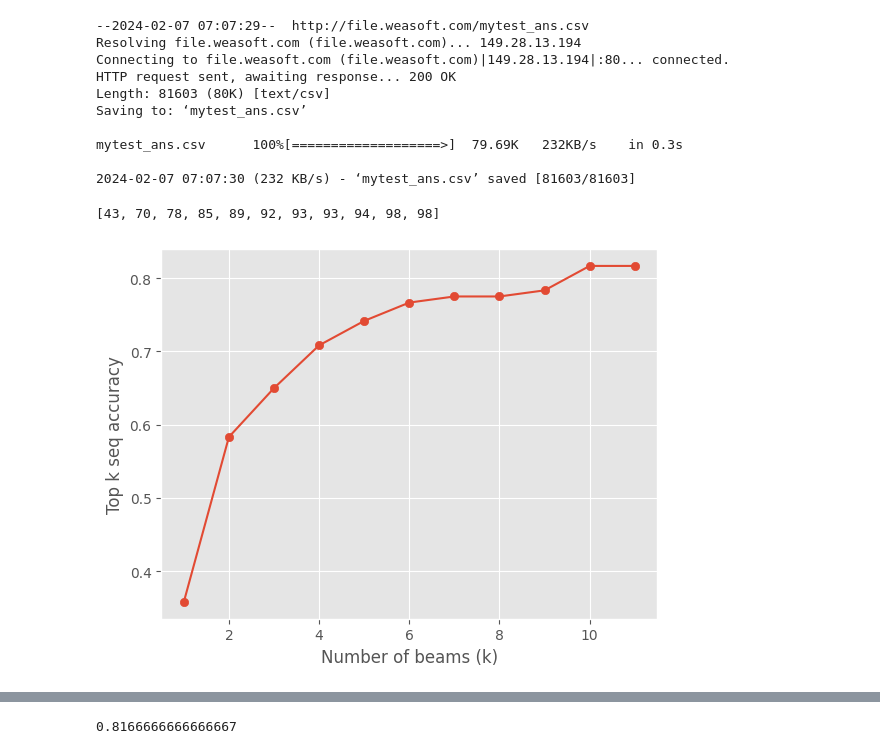
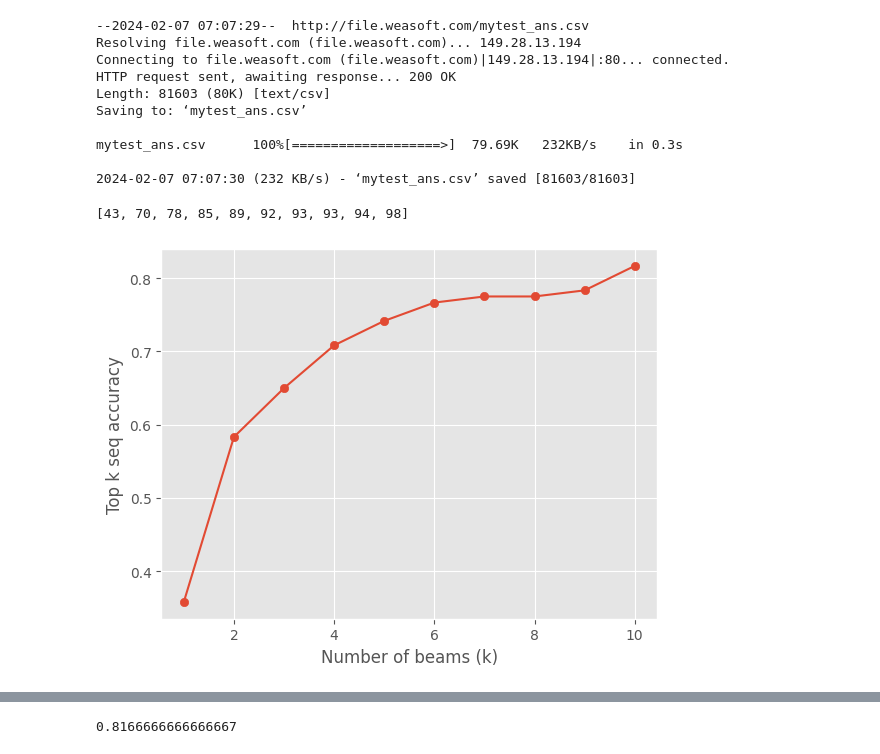
Before and after one commit to weathon/3d2smile, a Jupyter notebook: finetune.ipynb, the cells around one changed output, grey strips where cells are left out. Drawn from its saved outputs; the diff is of its cells as text; code cells hidden in the pictures.

```diff
--- a/finetune.ipynb
+++ b/finetune.ipynb
@@ -612,11 +612,15 @@ print(myeval("2.jpg"))
 # %%
 ans = {11203:"CC(=C)Cl", 286:"C(C(=O)O)ON", 6562: "CC(=C)C=O", 6587:"CC[N+](=O)[O-]"}
 # %%
-def myeval(img_path, beam):
+def myeval(img_paths, beam):
   global gen
-  img1 = torch.tensor(np.array(Image.open(img_path).convert("RGB").resize((400,400)))).unsqueeze(0).permute(0,3,1,2).to(device).to(torch.float32)
+  if type(img_paths)!=list:
+    img_paths = [img_paths]
+  imgs = []
+  for img_path in img_paths:
+    imgs.append(torch.tensor(np.array(Image.open(img_path).convert("RGB").resize((400,400)))).unsqueeze(0).permute(0,3,1,2).to(device).to(torch.float32))
   gen = gen.train(False)
-  res = gen.forward([img1], [[77]], 100, beam)
+  res = gen.forward(imgs, [[77]], 100, beam)
   ans = ""
   for i in range(beam):
     ans+=converter.decode("".join([reversed_word_map_[i.item()] for i in res[0][i]]))+"\n"
@@ -639,11 +643,11 @@ for beam in range(1, 11):
 # %%
 import pylab
 pylab.style.use("ggplot")
-pylab.plot(np.arange(1,12),np.array(beam_ans)/120)
-pylab.scatter(np.arange(1,12),np.array(beam_ans)/120)
+pylab.plot(np.arange(1,11),np.array(beam_ans)/120)
+pylab.scatter(np.arange(1,11),np.array(beam_ans)/120)
 pylab.xlabel("Number of beams (k)")
 pylab.ylabel("Top k seq accuracy")
-print(beam_ans) #last time did not 98, 94 there is no random?  oh not 98 percent device by 120
+print(beam_ans)
 # %% [output]
-[43, 70, 78, 85, 89, 92, 93, 93, 94, 98, 98]
+[43, 70, 78, 85, 89, 92, 93, 93, 94, 98]
-[figure, old version]
+[figure, new version]
```
Also changed, not shown: parts of 4 cells of this notebook.
